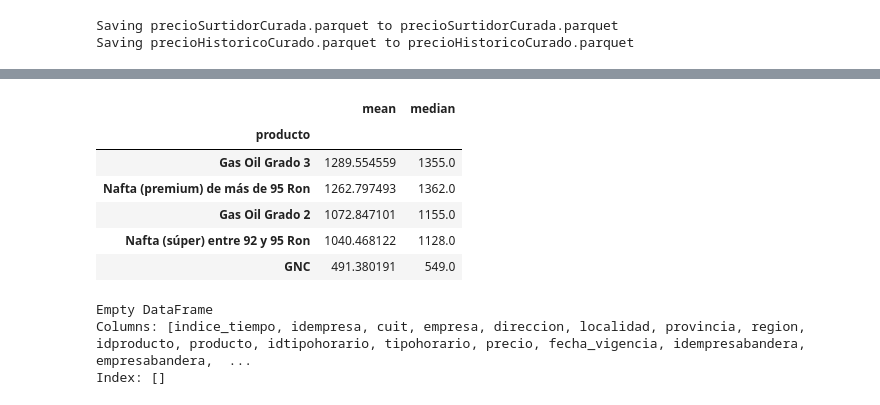
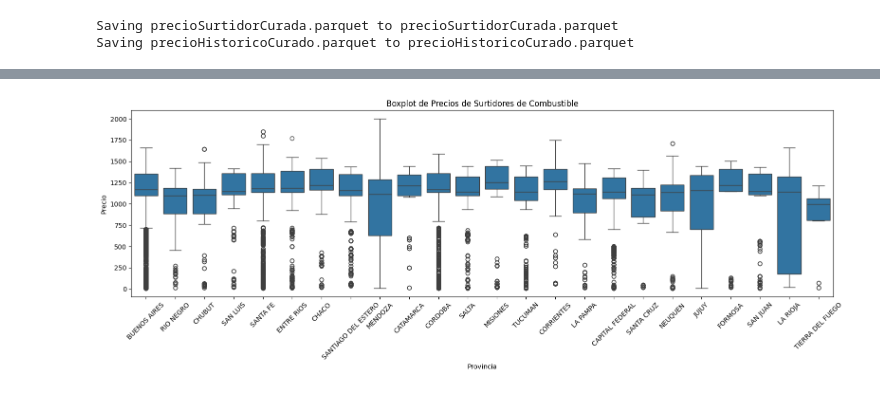
Before and after one commit to Arey14/ECD2024DataViz, a Jupyter notebook: EDA.ipynb, the cells around one changed output, grey strips where cells are left out. Saved outputs shown, nothing was run; the diff lists cells and outputs as text; code cells hidden in the pictures.

```diff
--- a/EDA.ipynb
+++ b/EDA.ipynb
@@ -107,23 +146,11 @@ precio_surtidor.groupby('empresa')['precio'].agg(['mean', 'median']).sort_values
-# %%
-precio_surtidor.groupby('producto')['precio'].agg(['mean', 'median']).sort_values(by='mean', ascending=False).head(10)
-# %% [output]
-|  | mean | median |
-| producto |  |  |
-| Gas Oil Grado 3 | 1289.554559 | 1355.0 |
-| Nafta (premium) de más de 95 Ron | 1262.797493 | 1362.0 |
-| Gas Oil Grado 2 | 1072.847101 | 1155.0 |
-| Nafta (súper) entre 92 y 95 Ron | 1040.468122 | 1128.0 |
-| GNC | 491.380191 | 549.0 |
-# %%
-def detectar_outliers(df):
-    Q1 = df['precio'].quantile(0.15) #no hay
-    Q3 = df['precio'].quantile(0.95) #no hay
-    IQR = Q3 - Q1
-    return df[(df['precio'] < (Q1 - 1.5 * IQR)) | (df['precio'] > (Q3 + 1.5 * IQR))]
-
-outliers_surtidor = detectar_outliers(precio_surtidor)
-print(outliers_surtidor)
-# %% [output]
-Empty DataFrame
-Columns: [indice_tiempo, idempresa, cuit, empresa, direccion, localidad, provincia, region, idproducto, producto, idtipohorario, tipohorario, precio, fecha_vigencia, idempresabandera, empresabandera,  ...
-Index: []
+# %%
+plt.figure(figsize=(16, 6))
+sns.boxplot(x='provincia', y='precio', data=precio_surtidor)
+plt.title('Boxplot de Precios de Surtidores de Combustible')
+plt.xlabel('Provincia')
+plt.ylabel('Precio')
+plt.xticks(rotation=45)
+plt.tight_layout()
+plt.show()
+# %% [output]
+[figure, added]
```
Also changed, not shown: parts of 21 cells of this notebook.
